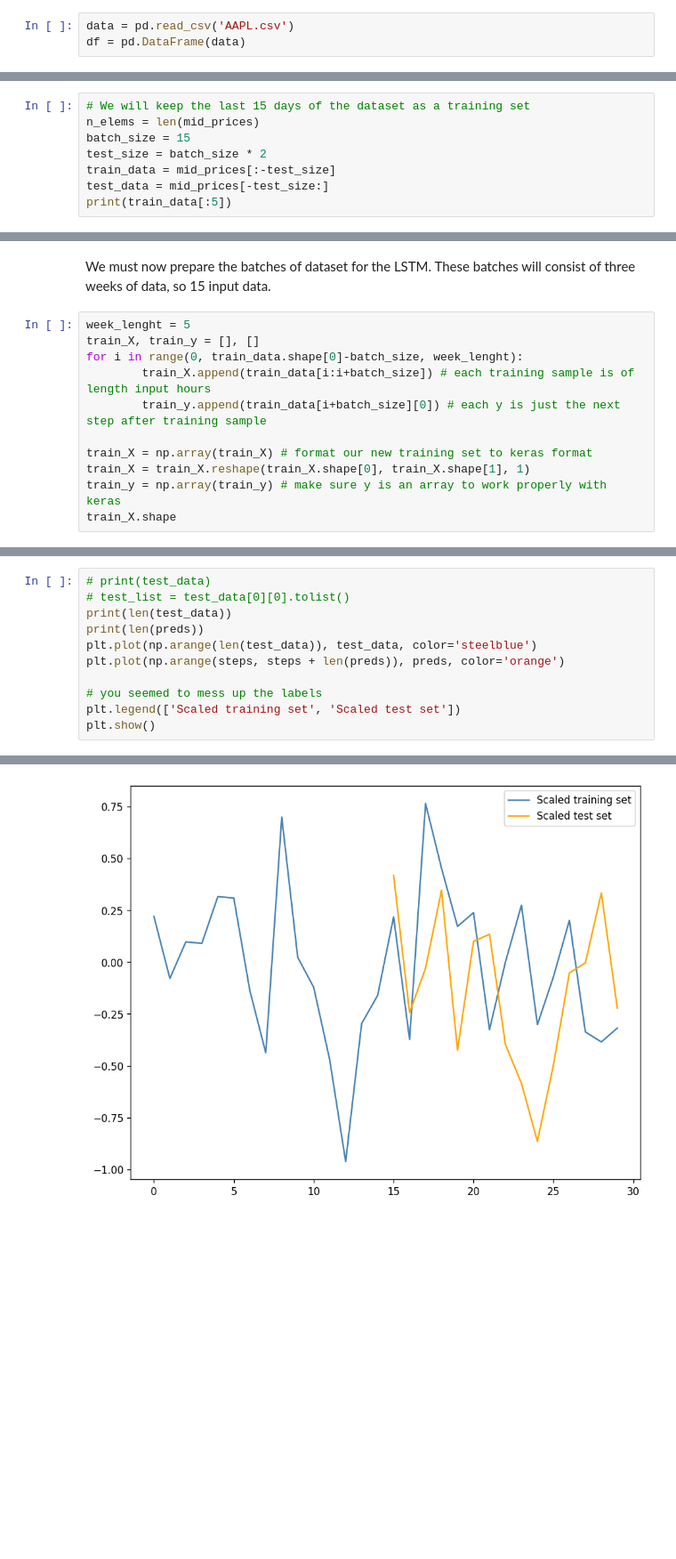
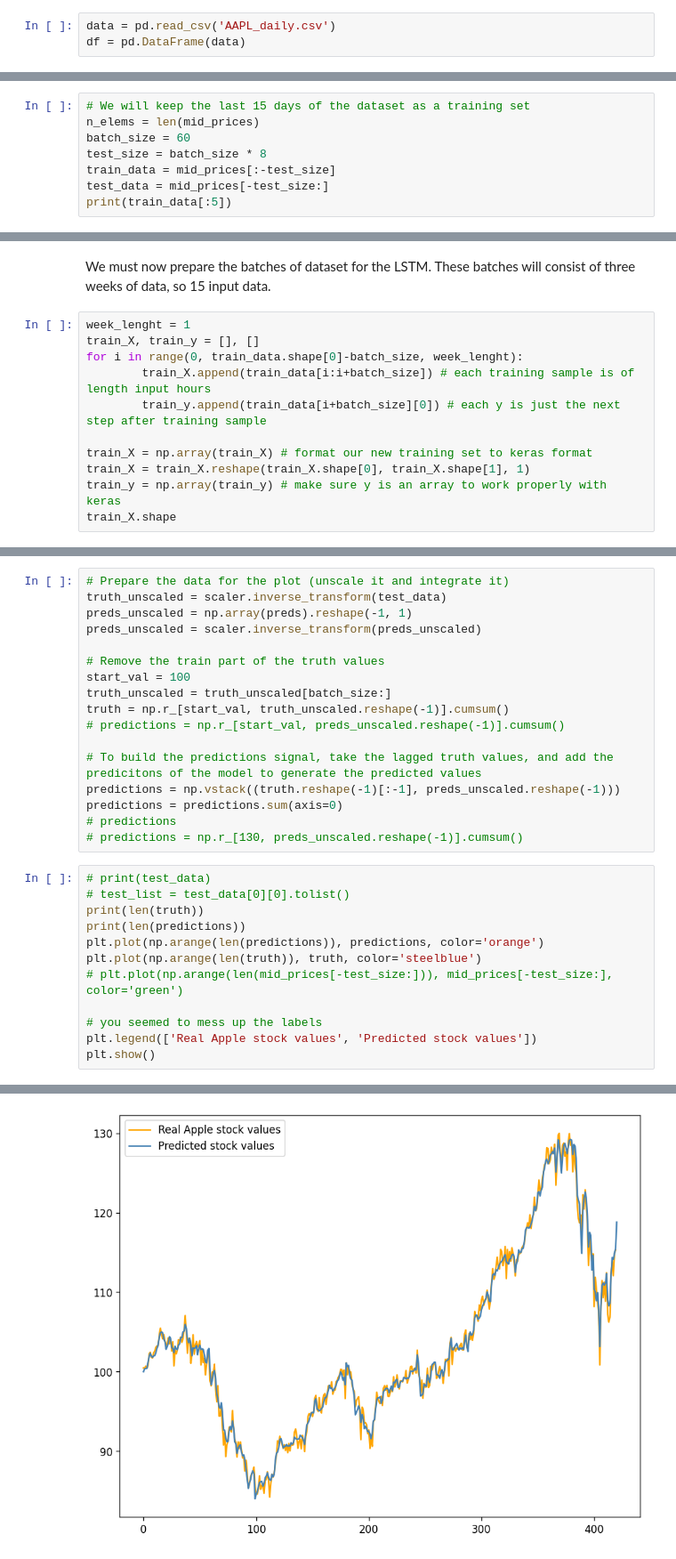
Before and after one commit to killianvervelle/Financial-Forecasting-with-Timeseries, a Jupyter notebook: LSTM.ipynb, the cells around one changed output, grey strips where cells are left out. Shown at 89% size. Drawn from its saved outputs; the diff is of its cells as text; blank space fills up the shorter version.

```diff
--- a/LSTM.ipynb
+++ b/LSTM.ipynb
@@ -9,7 +9,7 @@ import numpy as np
 import tensorflow as tf # This code has been tested with TensorFlow 1.6
 from sklearn.preprocessing import MinMaxScaler
 # %%
-data = pd.read_csv('AAPL.csv')
+data = pd.read_csv('AAPL_daily.csv')
 df = pd.DataFrame(data)
 # %%
 df.set_index("Date", inplace=True)
@@ -99,8 +99,8 @@ mid_prices = mid_prices.diff().dropna()
 # %%
 # We will keep the last 15 days of the dataset as a training set
 n_elems = len(mid_prices)
-batch_size = 15
-test_size = batch_size * 2
+batch_size = 60
+test_size = batch_size * 8
 train_data = mid_prices[:-test_size]
 test_data = mid_prices[-test_size:]
 print(train_data[:5])
@@ -134,7 +134,7 @@ plt.show()
 # %% [markdown]
 We must now prepare the batches of dataset for the LSTM. These batches will consist of three weeks of data, so 15 input data.
 # %%
-week_lenght = 5
+week_lenght = 1
 train_X, train_y = [], []
 for i in range(0, train_data.shape[0]-batch_size, week_lenght):
         train_X.append(train_data[i:i+batch_size]) # each training sample is of length input hours
@@ -204,12 +230,30 @@ preds = forecast(model, 1, test_data[:15], steps)
+# %%
+# Prepare the data for the plot (unscale it and integrate it)
+truth_unscaled = scaler.inverse_transform(test_data)
+preds_unscaled = np.array(preds).reshape(-1, 1)
+preds_unscaled = scaler.inverse_transform(preds_unscaled)
+
+# Remove the train part of the truth values
+start_val = 100
+truth_unscaled = truth_unscaled[batch_size:]
+truth = np.r_[start_val, truth_unscaled.reshape(-1)].cumsum()
+# predictions = np.r_[start_val, preds_unscaled.reshape(-1)].cumsum()
+
+# To build the predictions signal, take the lagged truth values, and add the predicitons of the model to generate the predicted values
+predictions = np.vstack((truth.reshape(-1)[:-1], preds_unscaled.reshape(-1)))
+predictions = predictions.sum(axis=0)
+# predictions
+# predictions = np.r_[130, preds_unscaled.reshape(-1)].cumsum()
 # %%
 # print(test_data)
 # test_list = test_data[0][0].tolist()
-print(len(test_data))
-print(len(preds))
-plt.plot(np.arange(len(test_data)), test_data, color='steelblue')
-plt.plot(np.arange(steps, steps + len(preds)), preds, color='orange')
+print(len(truth))
+print(len(predictions))
+plt.plot(np.arange(len(predictions)), predictions, color='orange')
+plt.plot(np.arange(len(truth)), truth, color='steelblue')
+# plt.plot(np.arange(len(mid_prices[-test_size:])), mid_prices[-test_size:], color='green')
 
 # you seemed to mess up the labels
-plt.legend(['Scaled training set', 'Scaled test set'])
+plt.legend(['Real Apple stock values', 'Predicted stock values'])
 plt.show()
 # %% [output]
@@ -218 +262 @@ plt.show()
-[figure, old version]
+[figure, new version]
```
Also changed, not shown: parts of 11 cells of this notebook.
